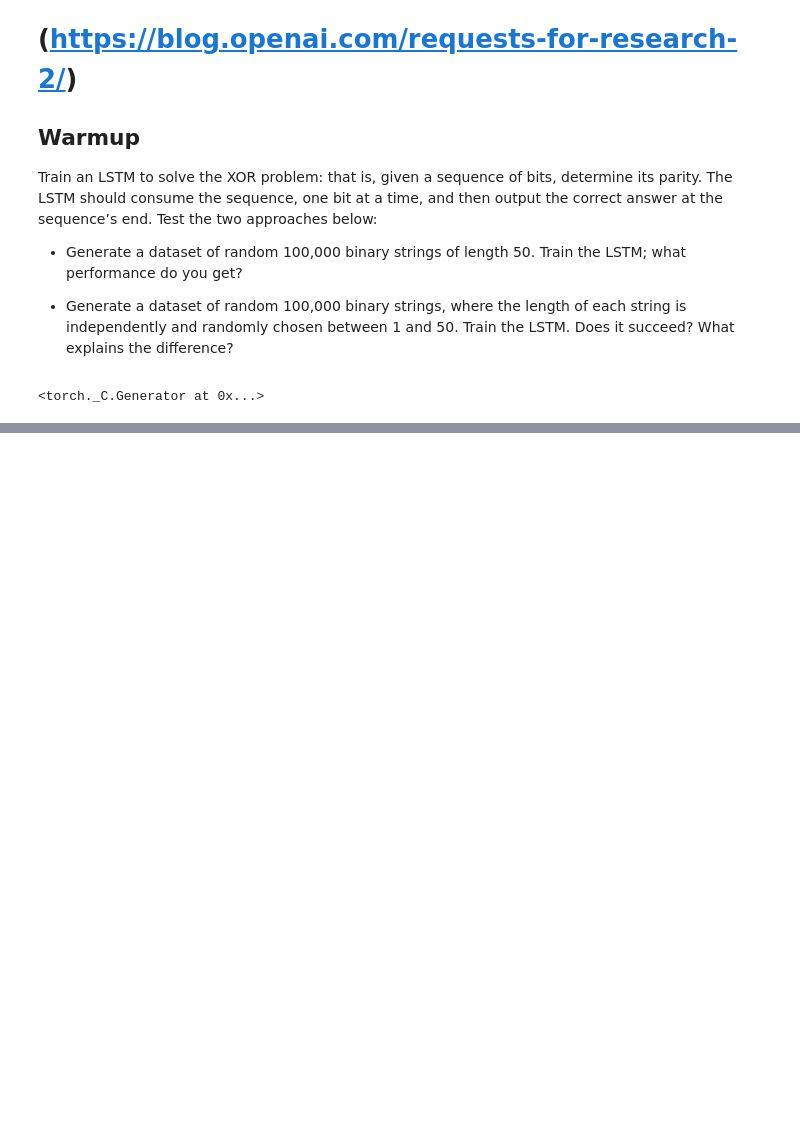
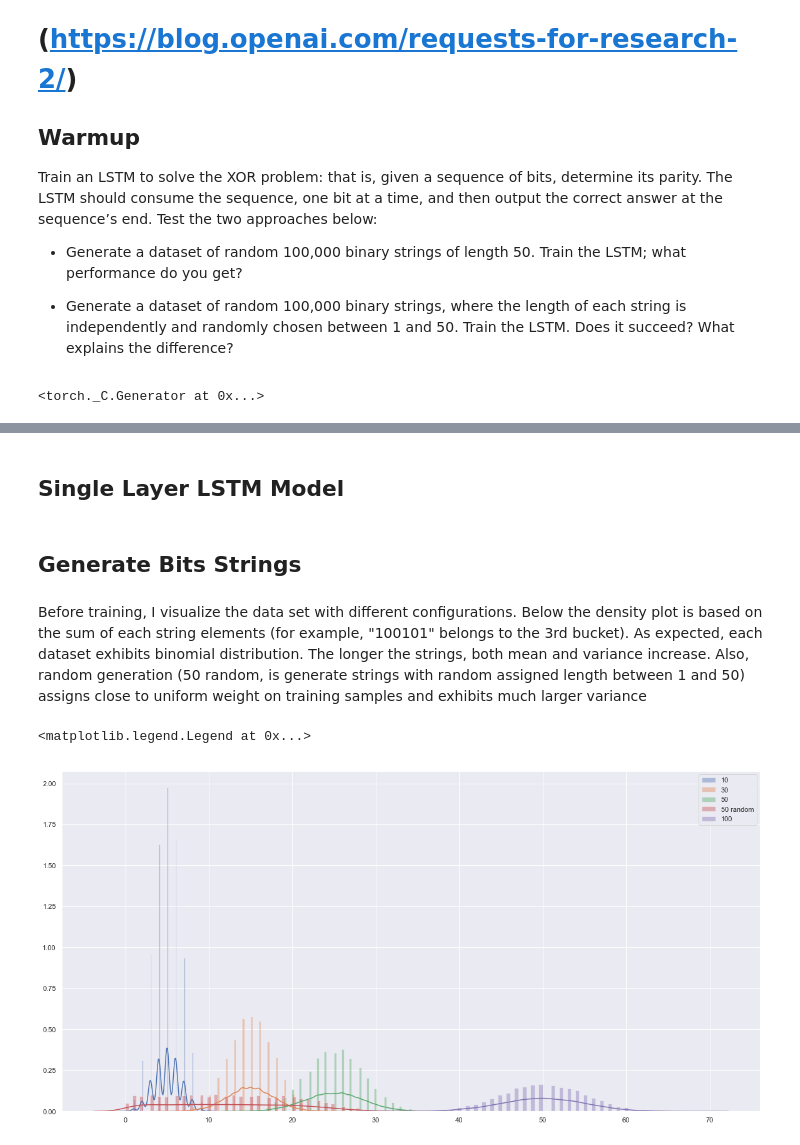
Before and after one commit to TengHu/LSTM-to-solve-the-XOR-problem, a Jupyter notebook: Solve XOR With LSTM.ipynb, the cells around one changed output, grey strips where cells are left out. Cells and saved outputs as stored; diff of their text form; code cells hidden in the pictures; blank space fills up the shorter version.

```diff
--- a/Solve XOR With LSTM.ipynb
+++ b/Solve XOR With LSTM.ipynb
@@ -32,0 +47,2 @@ torch.manual_seed(0)
+# %% [markdown]
+## Single Layer LSTM Model
@@ -32,0 +79,2 @@ torch.manual_seed(0)
+# %% [markdown]
+## Generate Bits Strings
@@ -32,0 +125,43 @@ torch.manual_seed(0)
+# %% [markdown]
+Before training,  I visualize the data set with different configurations. Below the density plot is based on the sum of each string elements (for example, "100101" belongs to the 3rd bucket). As expected, each dataset exhibits binomial distribution. The longer the strings, both mean and variance increase. Also, random generation (50 random, is generate strings with random assigned length between 1 and 50) assigns close to uniform weight on training samples and exhibits much larger variance
+# %%
+import seaborn as sns
+sns.set(color_codes=True)
+legends = []
+fig, ax = plt.subplots(figsize=(20, 10))
+
+bins = 80
+def plot_it(data):
+    sns.distplot(data, bins=bins, ax=ax);
+    #sns.kdeplot(data, shade=True)
+
+#sns.distplot([i[-1] for i in targets], kde=False, bins=30, ax=ax);
+inputs, _ = generate_binary(length=10, num=10000, prob=0.5, is_random=False)
+plot_it(tensors2array(inputs))
+legends.append("10")
+
+inputs, _ = generate_binary(length=30, num=10000, prob=0.5, is_random=False)
+plot_it(tensors2array(inputs))
+legends.append("30")
+
+inputs, _ = generate_binary(length=50, num=10000, prob=0.5, is_random=False)
+plot_it(tensors2array(inputs))
+legends.append("50")
+
+
+inputs, _ = generate_binary(length=50, num=10000, prob=0.5, is_random=False)
+qi = []
+for i in inputs:
+    qi.append(i[:random.randint(1,49), 1].sum())
+plot_it(qi)
+legends.append("50 random")
+
+inputs, _ = generate_binary(length=100, num=10000, prob=0.5, is_random=False)
+plot_it(tensors2array(inputs))
+legends.append("100")
+
+
+plt.legend(legends)
+# %% [output]
+<matplotlib.legend.Legend at 0x...>
+[figure, added]
```
Also changed, not shown: parts of 31 cells of this notebook.
